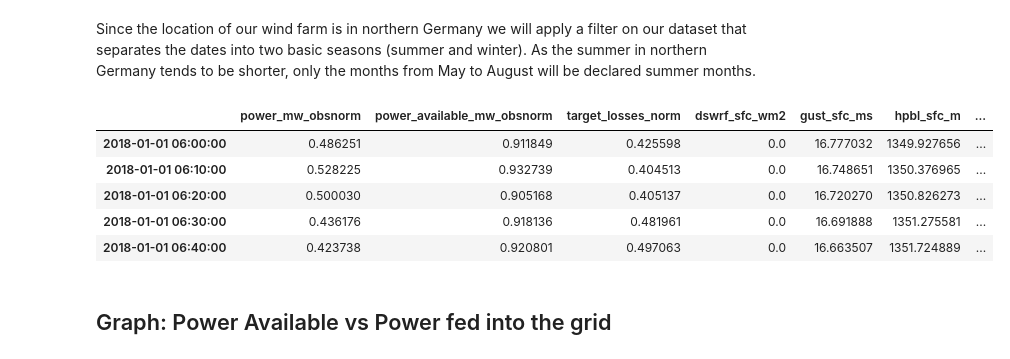
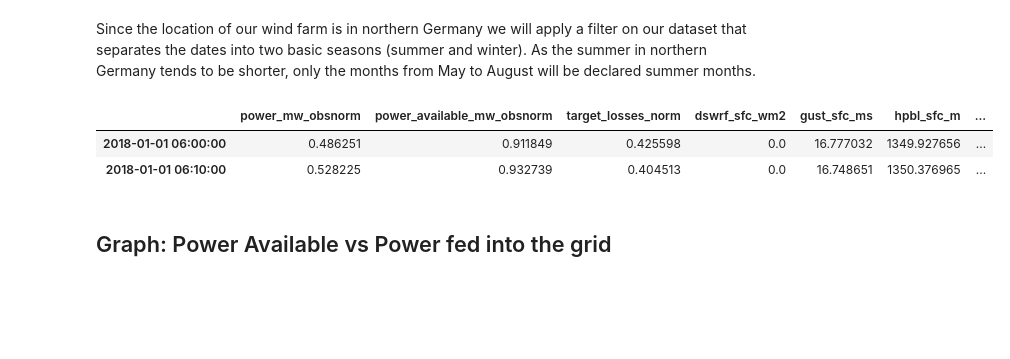
Before and after one commit to JonJae/TimeSeriesPrediction_FeedInMngmt, a Jupyter notebook: FeedInMngmt_EDA.ipynb, the cells around one changed output. Cells and saved outputs as stored; diff of their text form; code cells hidden in the pictures; blank space fills up the shorter version.

```diff
--- a/FeedInMngmt_EDA.ipynb
+++ b/FeedInMngmt_EDA.ipynb
@@ -391,19 +399,16 @@ Since the location of our wind farm is in northern Germany we will apply a filte
 # %%
 def season_calc(month):
     if month in [5,6,7,8]:
         return 1 #"summer"
     else:
         return 0 #"winter"
 
 df['summer'] = df.Date.dt.month.apply(season_calc)
-df.head()
+df.head(2)
 # %% [output]
 |  | power_mw_obsnorm | power_available_mw_obsnorm | target_losses_norm | dswrf_sfc_wm2 | gust_sfc_ms | hpbl_sfc_m | ... |
 | 2018-01-01 06:00:00 | 0.486251 | 0.911849 | 0.425598 | 0.0 | 16.777032 | 1349.927656 | ... |
 | 2018-01-01 06:10:00 | 0.528225 | 0.932739 | 0.404513 | 0.0 | 16.748651 | 1350.376965 | ... |
-| 2018-01-01 06:20:00 | 0.500030 | 0.905168 | 0.405137 | 0.0 | 16.720270 | 1350.826273 | ... |
-| 2018-01-01 06:30:00 | 0.436176 | 0.918136 | 0.481961 | 0.0 | 16.691888 | 1351.275581 | ... |
-| 2018-01-01 06:40:00 | 0.423738 | 0.920801 | 0.497063 | 0.0 | 16.663507 | 1351.724889 | ... |
 # %% [markdown]
 ## Graph: Power Available vs Power fed into the grid
 # %%
```
Also changed, not shown: parts of 2 cells of this notebook.
